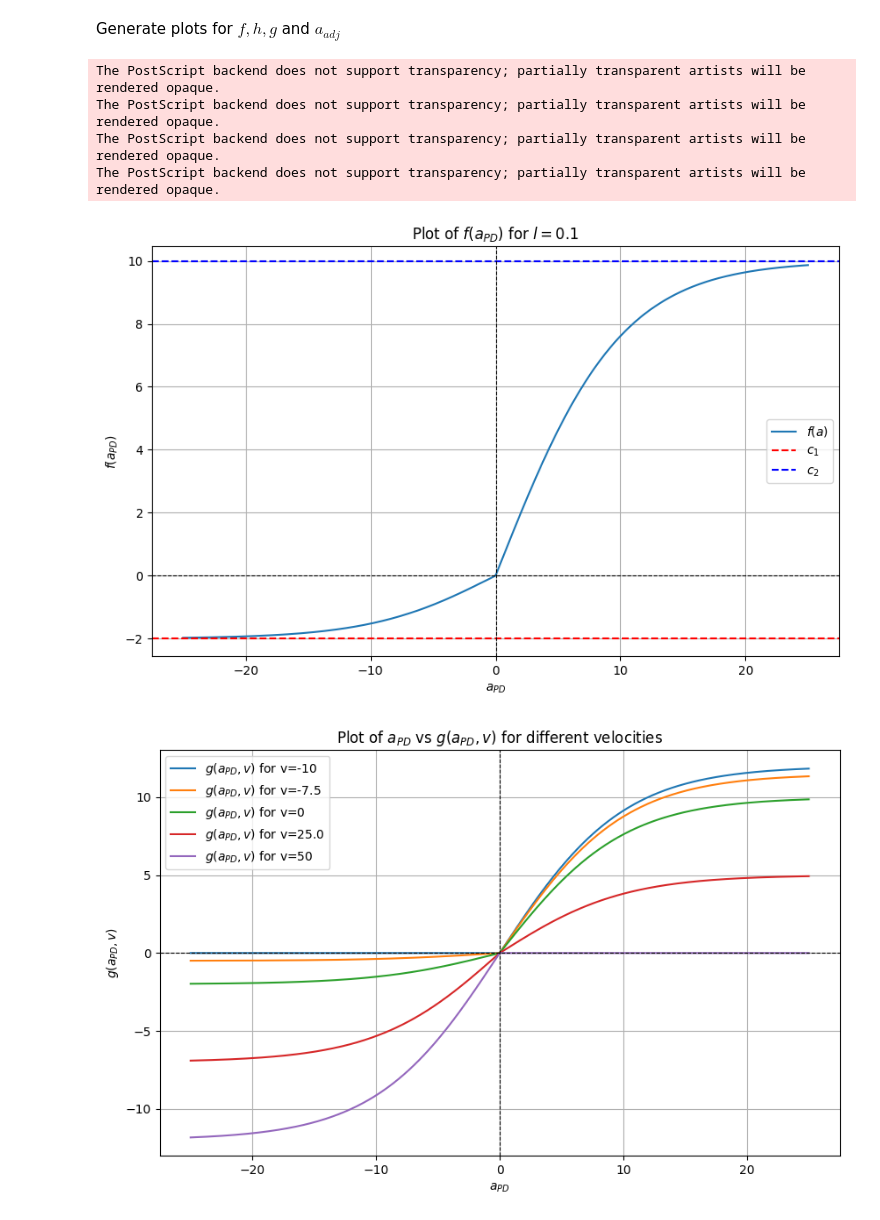
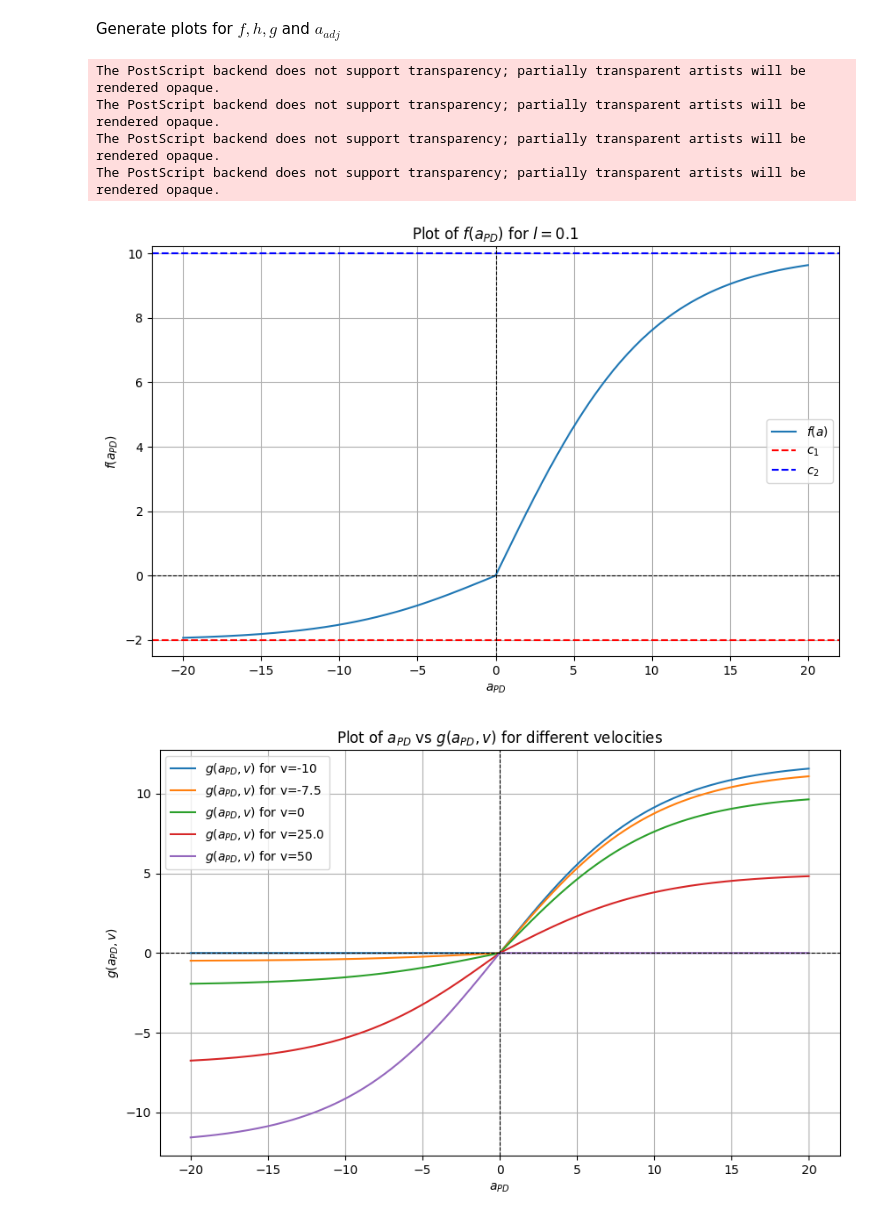
Before and after one commit to s204496/01257_advanced_math_modeling, a Jupyter notebook: numerical_simulations.ipynb, the cells around one changed output. Drawn from its saved outputs; the diff is of its cells as text; code cells hidden in the pictures.

```diff
--- a/numerical_simulations.ipynb
+++ b/numerical_simulations.ipynb
@@ -212,18 +212,19 @@ def make_and_save_fig(x,y,plot_n,v,file_name, save):
 Generate plots for $f,h,g$ and $a_{adj}$
 # %%
 # Generate the range for a
-a = np.linspace(-25, 25, 500)
+a = np.linspace(-20, 20, 500)
 f_values = f(a)
 make_and_save_fig(a,f_values,1,[],'f_function', True)
 v = [min_speed, 3*min_speed/4, 0, max_speed/2, max_speed]
 make_and_save_fig(a, [],2,v,'g_function', True)
-h_values = h(a)
-make_and_save_fig(a,h_values,3,[],'h_function', True)
+h_x = np.linspace(-10, 10, 500)
+h_values = h(h_x)
+make_and_save_fig(h_x,h_values,3,[],'h_function', True)
 make_and_save_fig(a, [],4,v,'a_adj_function', True)
 # %% [output]
 The PostScript backend does not support transparency; partially transparent artists will be rendered opaque.
 The PostScript backend does not support transparency; partially transparent artists will be rendered opaque.
 The PostScript backend does not support transparency; partially transparent artists will be rendered opaque.
 The PostScript backend does not support transparency; partially transparent artists will be rendered opaque.
-[figure, old version]
+[figure, new version]
-[figure, old version]
+[figure, new version]
```
Also changed, not shown: parts of 3 cells of this notebook.
